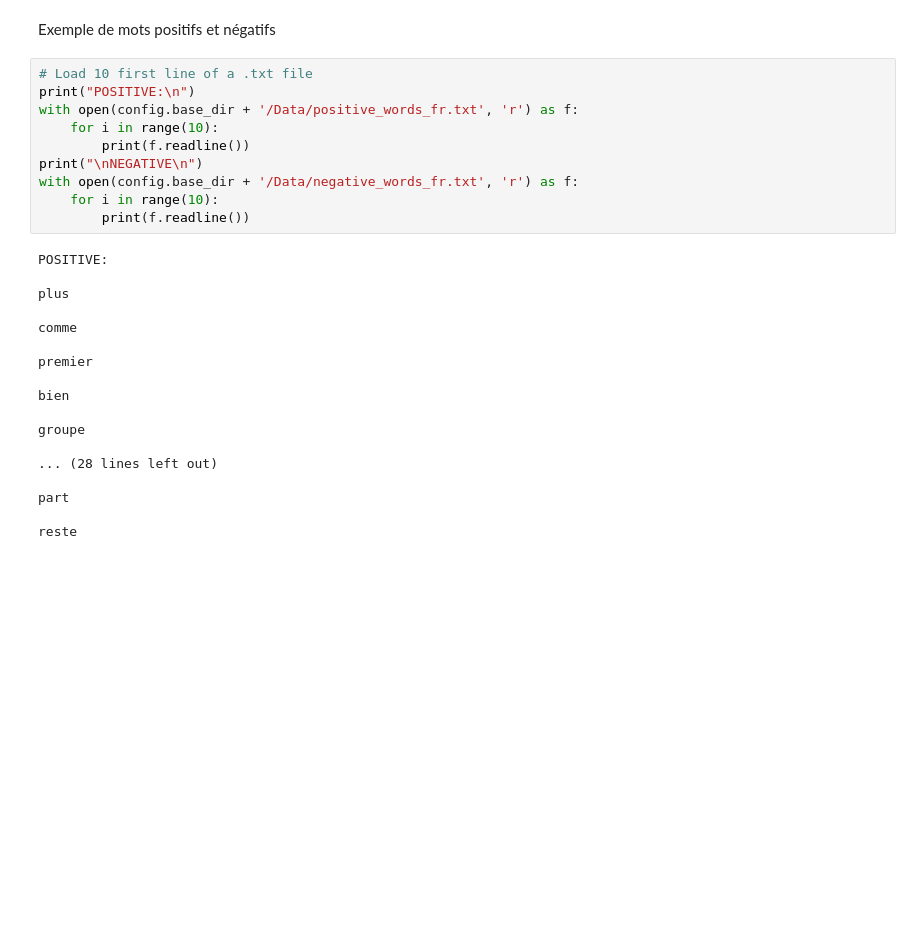
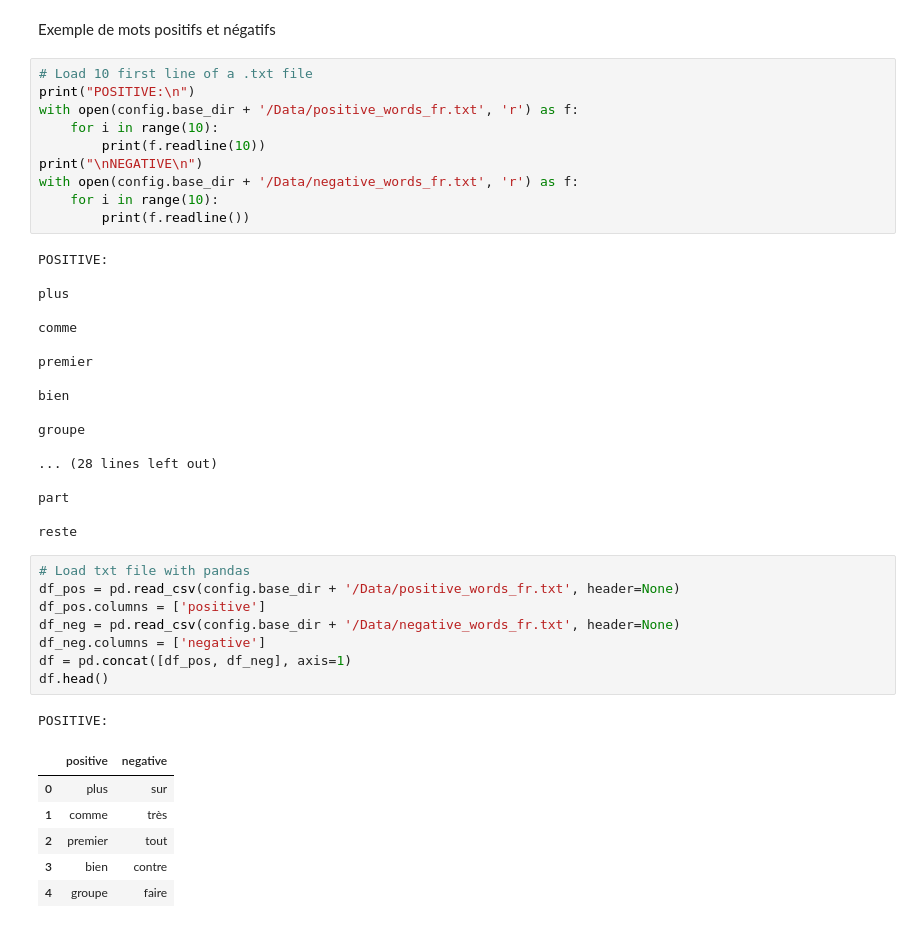
Before and after one commit to Vachonni/TrainingNLP, a Jupyter notebook: ConsortFormationNLP.ipynb, the cells around one changed output. Cells and saved outputs as stored; diff of their text form; blank space fills up the shorter version.

```diff
--- a/ConsortFormationNLP.ipynb
+++ b/ConsortFormationNLP.ipynb
@@ -83,7 +103,7 @@ Exemple de mots positifs et négatifs
 print("POSITIVE:\n")
 with open(config.base_dir + '/Data/positive_words_fr.txt', 'r') as f:
     for i in range(10):
-        print(f.readline())
+        print(f.readline(10))
 print("\nNEGATIVE\n")
 with open(config.base_dir + '/Data/negative_words_fr.txt', 'r') as f:
     for i in range(10):
@@ -106,3 +126,19 @@ groupe
 part
 
 reste
+# %%
+# Load txt file with pandas
+df_pos = pd.read_csv(config.base_dir + '/Data/positive_words_fr.txt', header=None)
+df_pos.columns = ['positive']
+df_neg = pd.read_csv(config.base_dir + '/Data/negative_words_fr.txt', header=None)
+df_neg.columns = ['negative']
+df = pd.concat([df_pos, df_neg], axis=1)
+df.head()
+# %% [output]
+POSITIVE:
+|  | positive | negative |
+| 0 | plus | sur |
+| 1 | comme | très |
+| 2 | premier | tout |
+| 3 | bien | contre |
+| 4 | groupe | faire |
```
Also changed, not shown: parts of 10 cells of this notebook, 1 other file.
